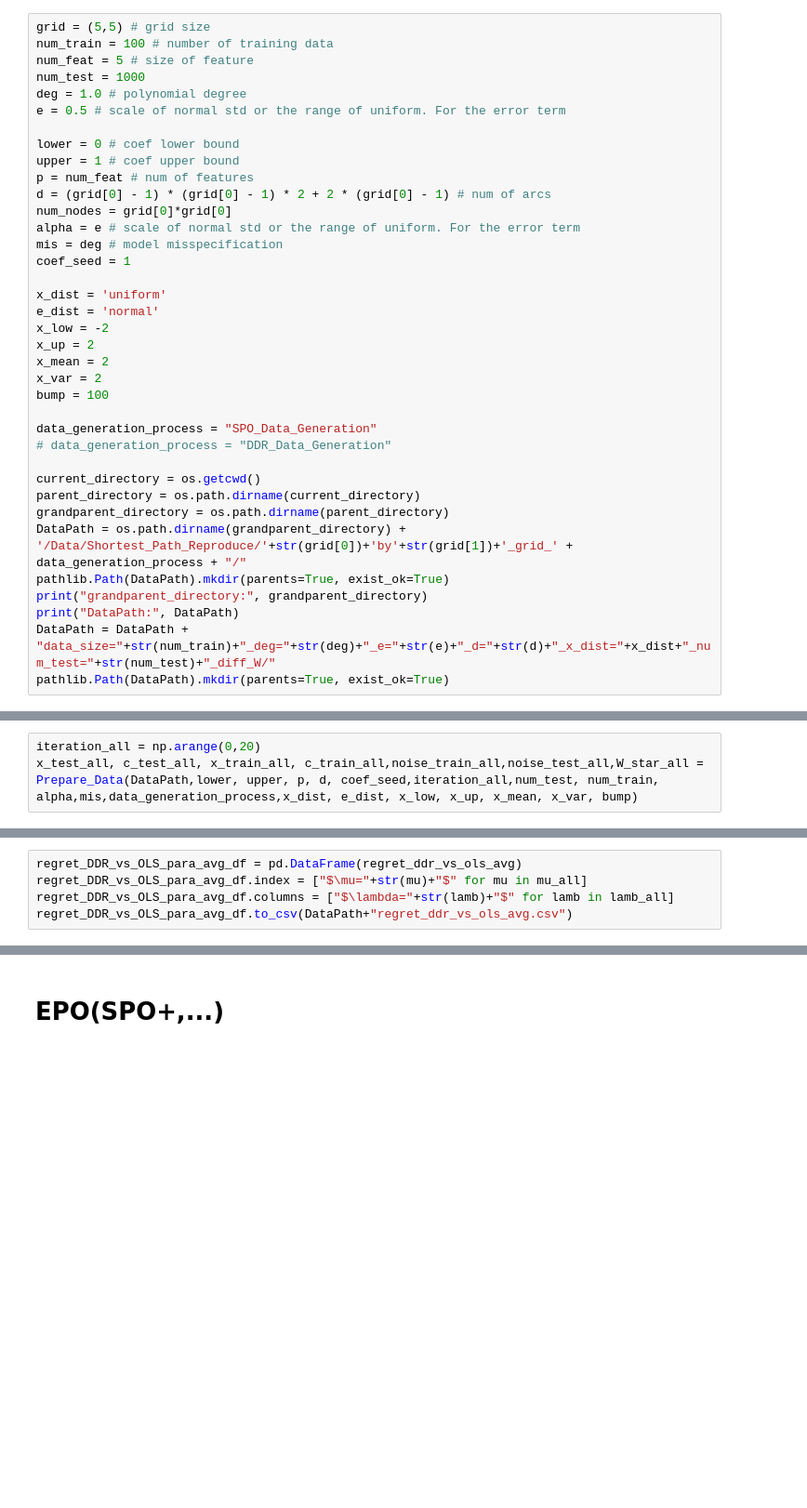
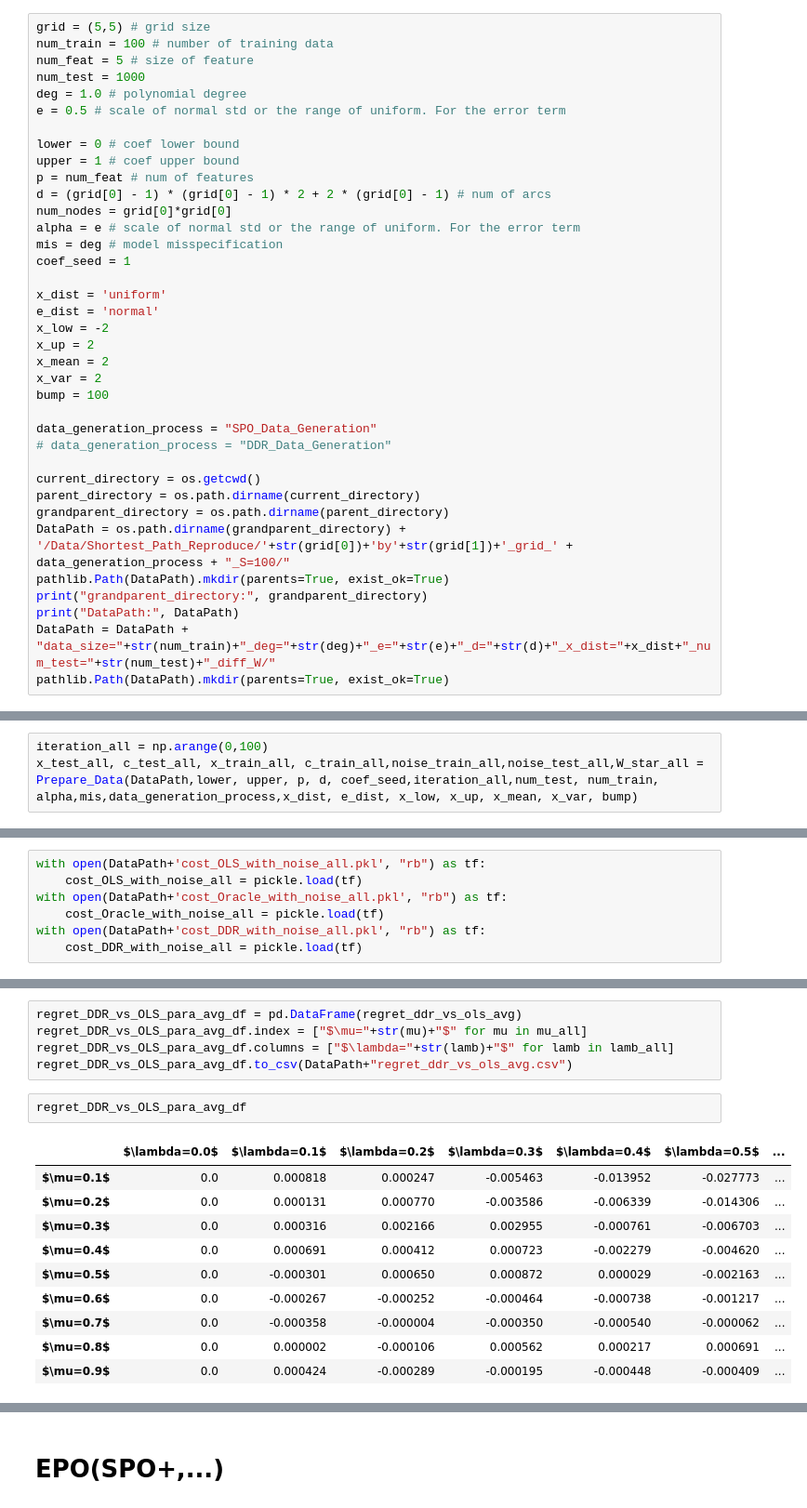
Before and after one commit to xunzhang-sjtu/Decision_Driven_Regularization, a Jupyter notebook: Shortest_Path_Reproduce/Baseline_Test.ipynb, the cells around one changed output, grey strips where cells are left out. Shown at 93% size. Saved outputs shown, nothing was run; the diff lists cells and outputs as text; blank space fills up the shorter version.

```diff
--- a/Shortest_Path_Reproduce/Baseline_Test.ipynb
+++ b/Shortest_Path_Reproduce/Baseline_Test.ipynb
@@ -137,7 +137,7 @@ data_generation_process = "SPO_Data_Generation"
 current_directory = os.getcwd()
 parent_directory = os.path.dirname(current_directory)
 grandparent_directory = os.path.dirname(parent_directory)
-DataPath = os.path.dirname(grandparent_directory) + '/Data/Shortest_Path_Reproduce/'+str(grid[0])+'by'+str(grid[1])+'_grid_' + data_generation_process + "/"
+DataPath = os.path.dirname(grandparent_directory) + '/Data/Shortest_Path_Reproduce/'+str(grid[0])+'by'+str(grid[1])+'_grid_' + data_generation_process + "_S=100/"
 pathlib.Path(DataPath).mkdir(parents=True, exist_ok=True)
 print("grandparent_directory:", grandparent_directory)
 print("DataPath:", DataPath)
@@ -149,5 +149,5 @@ DataPath: /Users/zhangxun/Dropbox/Research/Decision_Driven_Regularization/Data/S
 # %%
-iteration_all = np.arange(0,20)
+iteration_all = np.arange(0,100)
 x_test_all, c_test_all, x_train_all, c_train_all,noise_train_all,noise_test_all,W_star_all = Prepare_Data(DataPath,lower, upper, p, d, coef_seed,iteration_all,num_test, num_train, alpha,mis,data_generation_process,x_dist, e_dist, x_low, x_up, x_mean, x_var, bump)
 # %%
 from Network import network_design
@@ -206,6 +209,13 @@ with open(DataPath+'cost_Oracle_with_noise_all.pkl', "wb") as tf:
     pickle.dump(cost_Oracle_with_noise_all,tf)
 with open(DataPath+'cost_DDR_with_noise_all.pkl', "wb") as tf:
     pickle.dump(cost_DDR_with_noise_all,tf)
+# %%
+with open(DataPath+'cost_OLS_with_noise_all.pkl', "rb") as tf:
+    cost_OLS_with_noise_all = pickle.load(tf)
+with open(DataPath+'cost_Oracle_with_noise_all.pkl', "rb") as tf:
+    cost_Oracle_with_noise_all = pickle.load(tf)
+with open(DataPath+'cost_DDR_with_noise_all.pkl', "rb") as tf:
+    cost_DDR_with_noise_all = pickle.load(tf)
 # %% [markdown]
 ### Comparison
 # %%
@@ -274,4 +284,17 @@ regret_DDR_vs_OLS_para_avg_df = pd.DataFrame(regret_ddr_vs_ols_avg)
 regret_DDR_vs_OLS_para_avg_df.index = ["$\mu="+str(mu)+"$" for mu in mu_all]
 regret_DDR_vs_OLS_para_avg_df.columns = ["$\lambda="+str(lamb)+"$" for lamb in lamb_all]
 regret_DDR_vs_OLS_para_avg_df.to_csv(DataPath+"regret_ddr_vs_ols_avg.csv")
+# %%
+regret_DDR_vs_OLS_para_avg_df
+# %% [output]
+|  | $\lambda=0.0$ | $\lambda=0.1$ | $\lambda=0.2$ | $\lambda=0.3$ | $\lambda=0.4$ | $\lambda=0.5$ | ... |
+| $\mu=0.1$ | 0.0 | 0.000818 | 0.000247 | -0.005463 | -0.013952 | -0.027773 | ... |
+| $\mu=0.2$ | 0.0 | 0.000131 | 0.000770 | -0.003586 | -0.006339 | -0.014306 | ... |
+| $\mu=0.3$ | 0.0 | 0.000316 | 0.002166 | 0.002955 | -0.000761 | -0.006703 | ... |
+| $\mu=0.4$ | 0.0 | 0.000691 | 0.000412 | 0.000723 | -0.002279 | -0.004620 | ... |
+| $\mu=0.5$ | 0.0 | -0.000301 | 0.000650 | 0.000872 | 0.000029 | -0.002163 | ... |
+| $\mu=0.6$ | 0.0 | -0.000267 | -0.000252 | -0.000464 | -0.000738 | -0.001217 | ... |
+| $\mu=0.7$ | 0.0 | -0.000358 | -0.000004 | -0.000350 | -0.000540 | -0.000062 | ... |
+| $\mu=0.8$ | 0.0 | 0.000002 | -0.000106 | 0.000562 | 0.000217 | 0.000691 | ... |
+| $\mu=0.9$ | 0.0 | 0.000424 | -0.000289 | -0.000195 | -0.000448 | -0.000409 | ... |
 # %%
```
Also changed, not shown: parts of 13 cells of this notebook, 6 other files.
